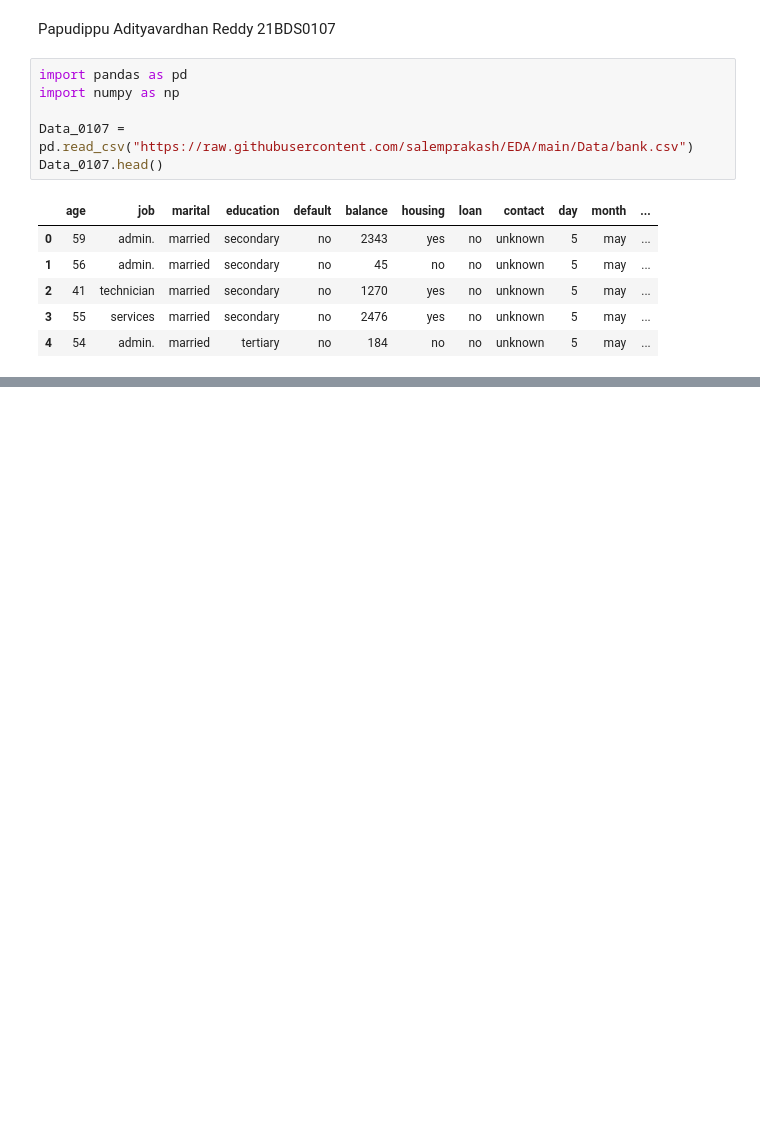
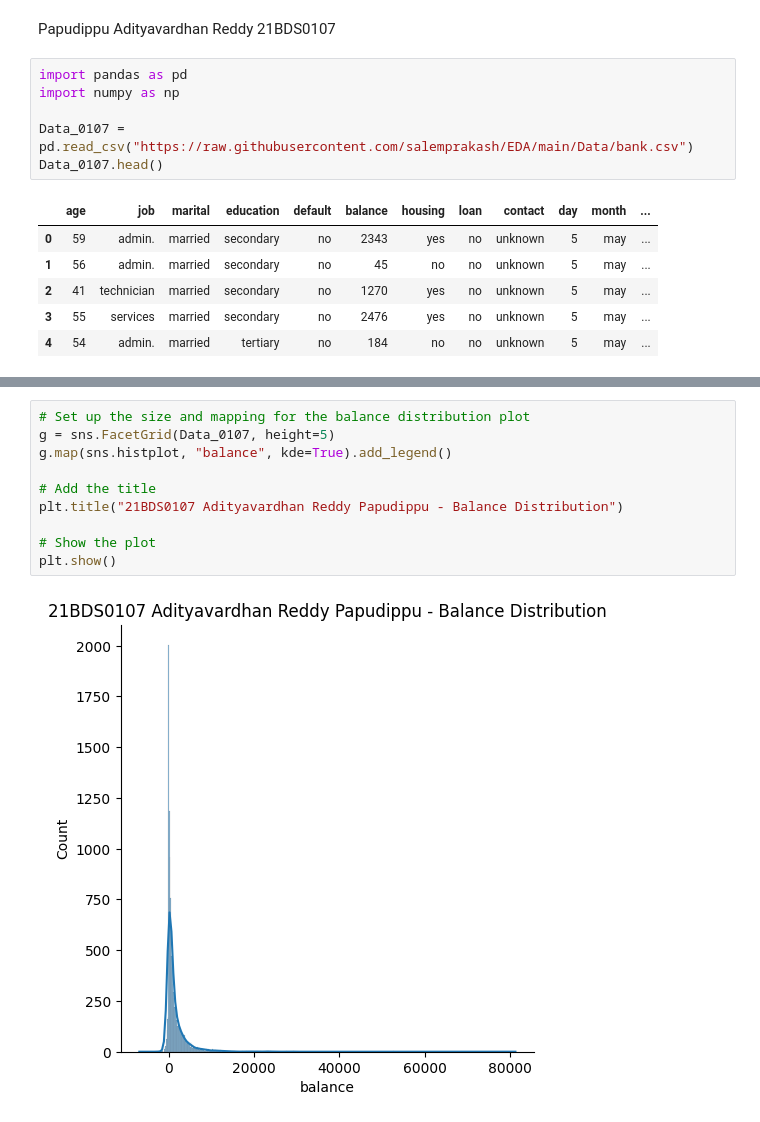
Before and after one commit to AdityaVardhanReddy/EDA, a Jupyter notebook: 21BDS0107.ipynb, the cells around one changed output, grey strips where cells are left out. Saved outputs shown, nothing was run; the diff lists cells and outputs as text; blank space fills up the shorter version.

```diff
--- a/21BDS0107.ipynb
+++ b/21BDS0107.ipynb
@@ -18,0 +303,12 @@ Data_0107.head()
+# %%
+# Set up the size and mapping for the balance distribution plot
+g = sns.FacetGrid(Data_0107, height=5)
+g.map(sns.histplot, "balance", kde=True).add_legend()
+
+# Add the title
+plt.title("21BDS0107 Adityavardhan Reddy Papudippu - Balance Distribution")
+
+# Show the plot
+plt.show()
+# %% [output]
+[figure, added]
```
Also changed, not shown: parts of 55 cells of this notebook.
